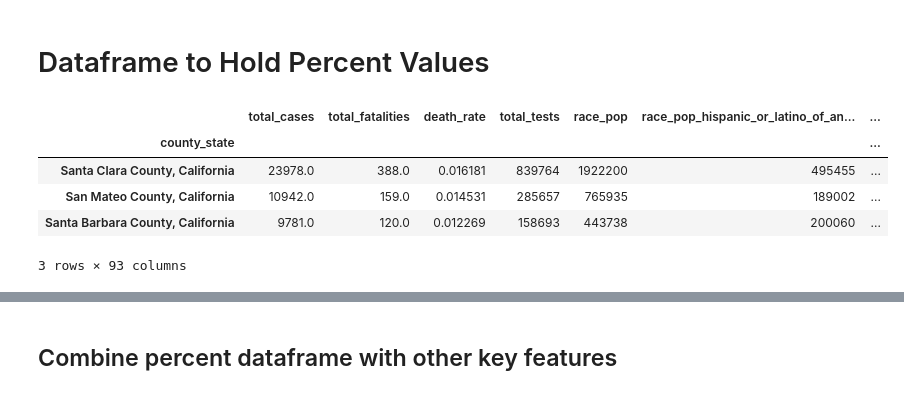
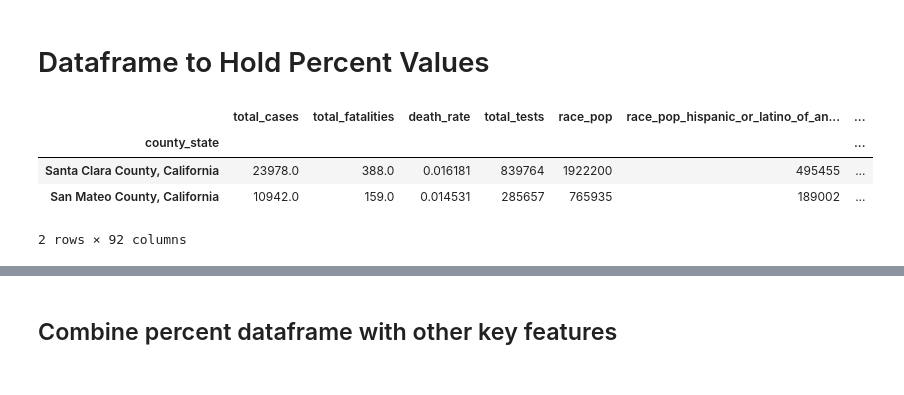
Before and after one commit to cxclark/covid19-analysis, a Jupyter notebook: code/03_data_combining_5_states.ipynb, the cells around one changed output, grey strips where cells are left out. Cells and saved outputs as stored; diff of their text form; code cells hidden in the pictures.

```diff
--- a/code/03_data_combining_5_states.ipynb
+++ b/code/03_data_combining_5_states.ipynb
@@ -326,15 +347,14 @@ def to_percentage(dataframe):
 # Apply the function to the numbers dataframe
 to_percentage(df)
 # %%
-# Display the
-df.head(3)
+# Display the first few rows of the dataframe.
+df.head(2)
 # %% [output]
 |  | total_cases | total_fatalities | death_rate | total_tests | race_pop | race_pop_hispanic_or_latino_of_an... | ... |
 | county_state |  |  |  |  |  |  | ... |
 | Santa Clara County, California | 23978.0 | 388.0 | 0.016181 | 839764 | 1922200 | 495455 | ... |
 | San Mateo County, California | 10942.0 | 159.0 | 0.014531 | 285657 | 765935 | 189002 | ... |
-| Santa Barbara County, California | 9781.0 | 120.0 | 0.012269 | 158693 | 443738 | 200060 | ... |
-3 rows × 93 columns
+2 rows × 92 columns
 # %%
 # Extract the columns with percentages, save to a new dataframe.
 df_percent = df.filter(regex = 'percent', axis = 1)
```
Also changed, not shown: parts of 23 cells of this notebook, 39 other files.
